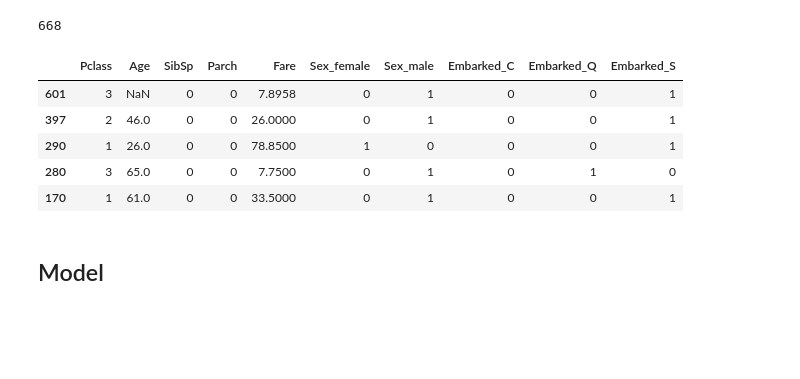
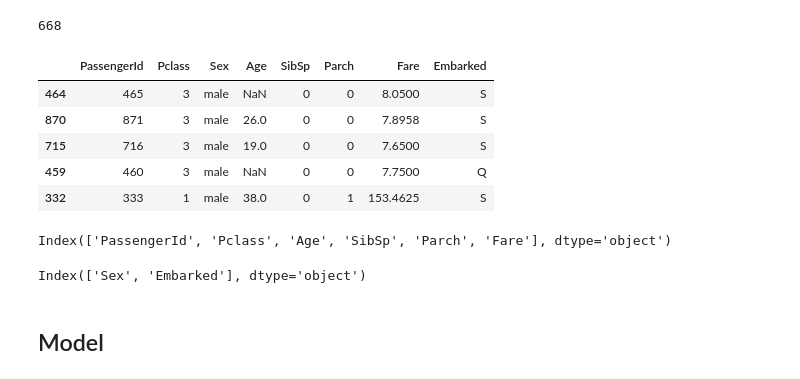
Before and after one commit to AlexandreGazagnes/for-nora, a Jupyter notebook: notebooks/02_modelisation.ipynb, the cells around one changed output. Cells and saved outputs as stored; diff of their text form; code cells hidden in the pictures; blank space fills up the shorter version.

```diff
--- a/notebooks/02_modelisation.ipynb
+++ b/notebooks/02_modelisation.ipynb
@@ -106,14 +112,21 @@ len(X_train)
 # %%
-X_test_PassengerId = df_test.PassengerId.values
-y_test = df_test.Survived.values
-X_test = df_test.drop(columns=["Survived","PassengerId" ], inplace=False)
+# X_test_PassengerId = df_test.PassengerId.values
+X_test = df_test.drop(columns=["Survived" ], inplace=False)
 X_test.head()
 # %% [output]
-|  | Pclass | Age | SibSp | Parch | Fare | Sex_female | Sex_male | Embarked_C | Embarked_Q | Embarked_S |
-| 601 | 3 | NaN | 0 | 0 | 7.8958 | 0 | 1 | 0 | 0 | 1 |
-| 397 | 2 | 46.0 | 0 | 0 | 26.0000 | 0 | 1 | 0 | 0 | 1 |
-| 290 | 1 | 26.0 | 0 | 0 | 78.8500 | 1 | 0 | 0 | 0 | 1 |
-| 280 | 3 | 65.0 | 0 | 0 | 7.7500 | 0 | 1 | 0 | 1 | 0 |
-| 170 | 1 | 61.0 | 0 | 0 | 33.5000 | 0 | 1 | 0 | 0 | 1 |
+|  | PassengerId | Pclass | Sex | Age | SibSp | Parch | Fare | Embarked |
+| 464 | 465 | 3 | male | NaN | 0 | 0 | 8.0500 | S |
+| 870 | 871 | 3 | male | 26.0 | 0 | 0 | 7.8958 | S |
+| 715 | 716 | 3 | male | 19.0 | 0 | 0 | 7.6500 | S |
+| 459 | 460 | 3 | male | NaN | 0 | 0 | 7.7500 | Q |
+| 332 | 333 | 1 | male | 38.0 | 0 | 1 | 153.4625 | S |
+# %%
+X_train.select_dtypes(include=np.number).columns
+# %% [output]
+Index(['PassengerId', 'Pclass', 'Age', 'SibSp', 'Parch', 'Fare'], dtype='object')
+# %%
+X_train.select_dtypes(exclude=np.number).columns
+# %% [output]
+Index(['Sex', 'Embarked'], dtype='object')
 # %% [markdown]
 ## Model
```
Also changed, not shown: parts of 27 cells of this notebook, 1 other file.
